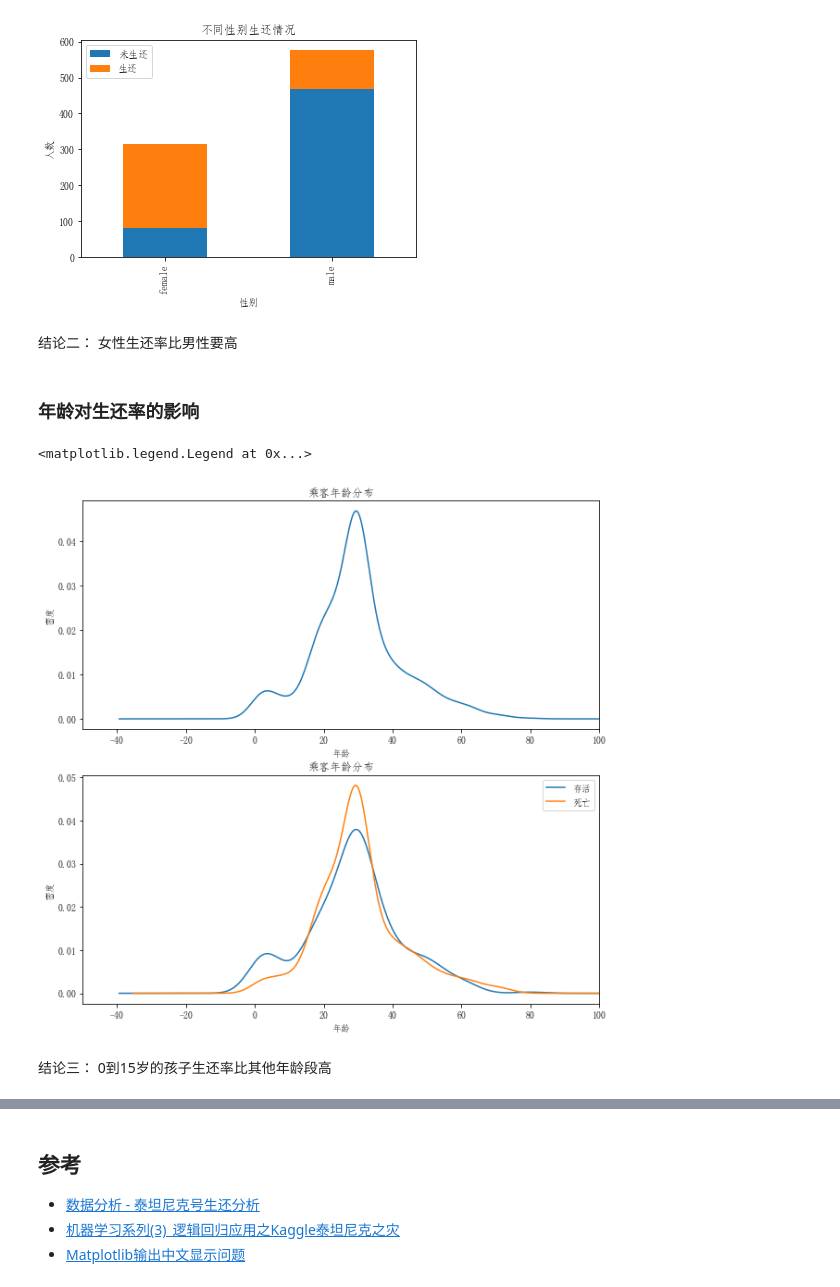
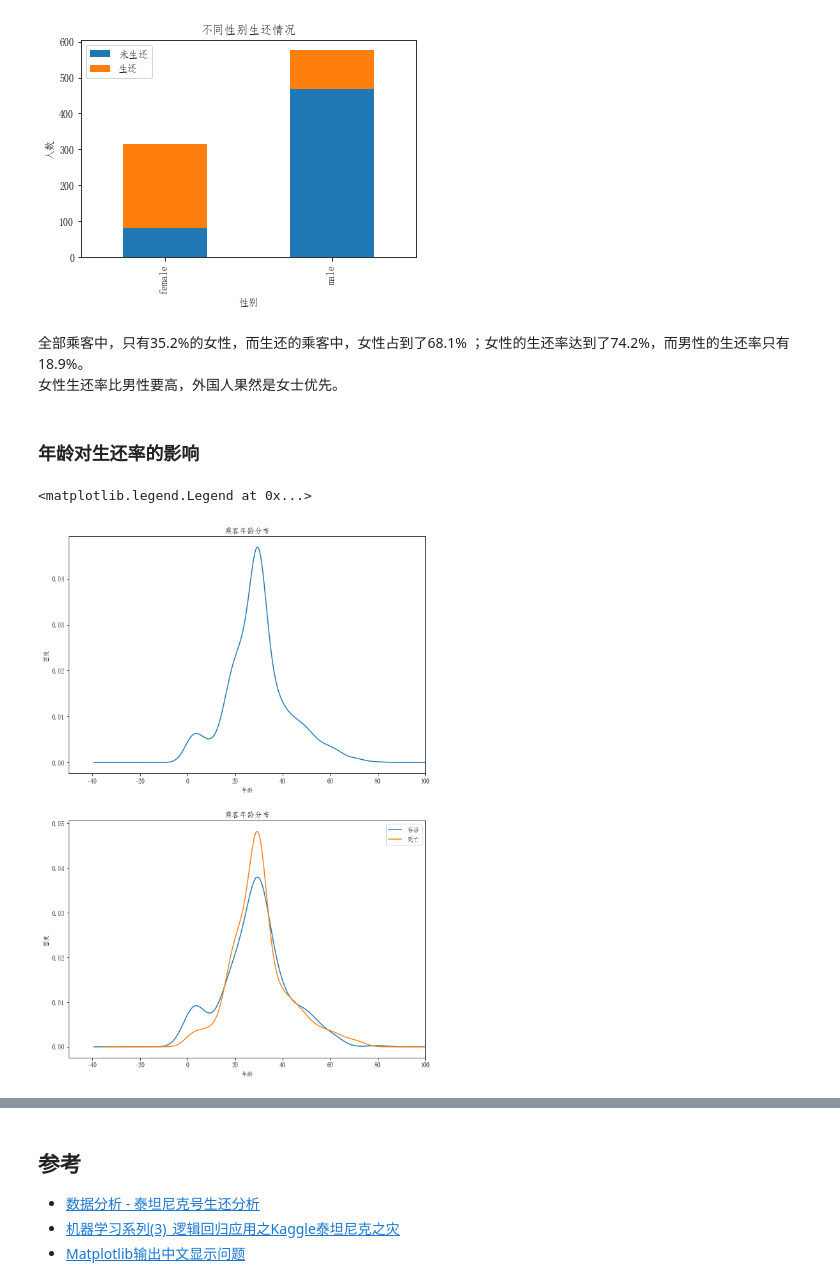
Before and after one commit to duochirou/p2_titanic, a Jupyter notebook: titanic.ipynb, the cells around one changed output, grey strips where cells are left out. Cells and saved outputs as stored; diff of their text form; code cells hidden in the pictures.

```diff
--- a/titanic.ipynb
+++ b/titanic.ipynb
@@ -167,33 +199,28 @@ plt.ylabel(u"人数")
 <matplotlib.text.Text at 0x...>
 [figure]
 [figure]
-# %% [markdown]
-结论二： 女性生还率比男性要高
+# %% [markdown]
+全部乘客中，只有35.2%的女性，而生还的乘客中，女性占到了68.1% ；女性的生还率达到了74.2%，而男性的生还率只有18.9%。<br/>
+女性生还率比男性要高，外国人果然是女士优先。
 # %% [markdown]
 ### 年龄对生还率的影响
 # %%
-plt.figure(figsize=(10,10))
+plt.figure(figsize=(10,15))
 # 全体乘客年龄比例
-plt.subplot2grid((2,1),(0,0))
+plt.subplot2grid((2,2),(0,0),colspan=2)
 #a kernel desity estimate（核密度估计）
-#print(titanic_df.Age.value_counts())
 titanic_df.Age.plot(kind='kde', xlim=(-50,100))
 plt.xlabel(u"年龄")
 plt.ylabel(u"密度")
 plt.title(u"乘客年龄分布")
-#plt.legend((u'头等舱', u'2等舱',u'3等舱'),loc='best')
 
-plt.subplot2grid((2,1),(1,0))
-#print(Survived_1.Age.value_counts())
-#print(Survived_0.Age.value_counts())
+plt.subplot2grid((2,2),(1,0),colspan=2)
 Survived_1.Age.plot(kind='kde',xlim=(-50,100))
 Survived_0.Age.plot(kind='kde')
-plt.xlabel(u"年龄")# plots an axis lable
+plt.xlabel(u"年龄")
 plt.ylabel(u"密度")
 plt.title(u"乘客年龄分布")
 plt.legend((u'存活', u'死亡'),loc='best')
 # %% [output]
 <matplotlib.legend.Legend at 0x...>
-[figure, old version]
+[figure, new version]
-# %% [markdown]
-结论三： 0到15岁的孩子生还率比其他年龄段高
```
Also changed, not shown: parts of 18 cells of this notebook.
